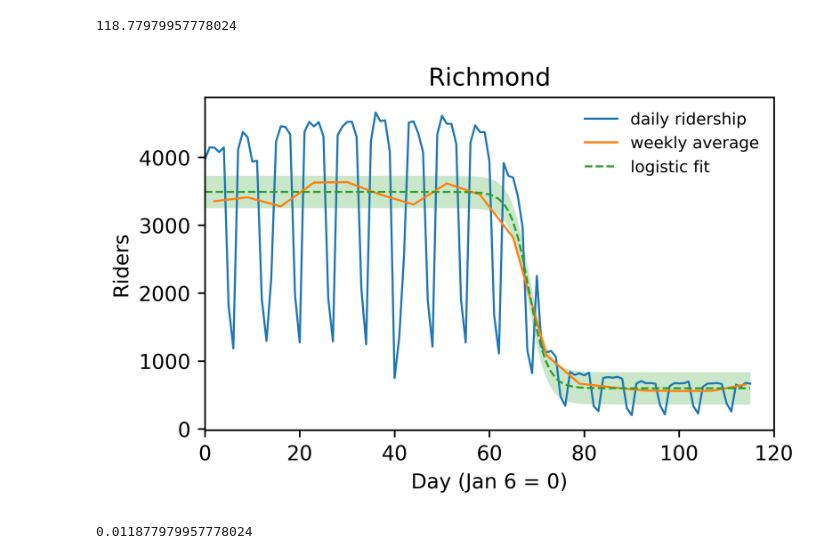
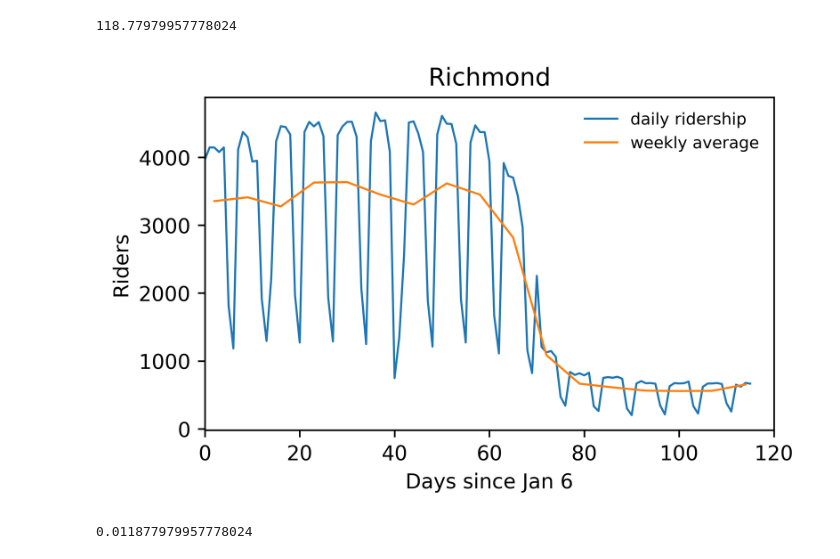
Before and after one commit to samaygarg/cp101, a Jupyter notebook: cp101_assignment3_regression.ipynb, the cells around one changed output. Cells and saved outputs as stored; diff of their text form; code cells hidden in the pictures.

```diff
--- a/cp101_assignment3_regression.ipynb
+++ b/cp101_assignment3_regression.ipynb
@@ -200,19 +196,19 @@ thiserr
 # %%
 fig, ax = plt.subplots(figsize=(5,3), dpi=600)
 # fig, ax = plt.subplots()
 ax.plot(daynum, day_true, label='daily ridership', lw=1);
 ax.plot(weeknum*7+2, week_true, label='weekly average', lw=1);
-ax.plot(daynum, day_pred, label='logistic fit', ls='--', lw=1)
-ax.fill_between(daynum, day_pred+2*thiserr, day_pred-2*thiserr, color='tab:green', alpha=0.25, lw=0)
+# ax.plot(daynum, day_pred, label='logistic fit', ls='--', lw=1)
+# ax.fill_between(daynum, day_pred+2*thiserr, day_pred-2*thiserr, color='tab:green', alpha=0.25, lw=0)
 # ax.plot(weeknum*7, week_pred, label='week fit', ls=':')
-ax.set_xlabel('Day (Jan 6 = 0)')
+ax.set_xlabel('Days since Jan 6')
 ax.set_ylabel('Riders')
 ax.set_title('Richmond')
 ax.set_xlim((0,120))
 ax.legend(frameon=False, fontsize=8);
-plt.savefig('../figures/richmond_fitci.png', bbox_inches='tight')
+plt.savefig('../figures/richmond_blank.png', bbox_inches='tight')
 # %% [output]
-[figure, old version]
+[figure, new version]
 # %%
 errors_week['RM']
 # %% [output]
```
Also changed, not shown: parts of 10 cells of this notebook.
